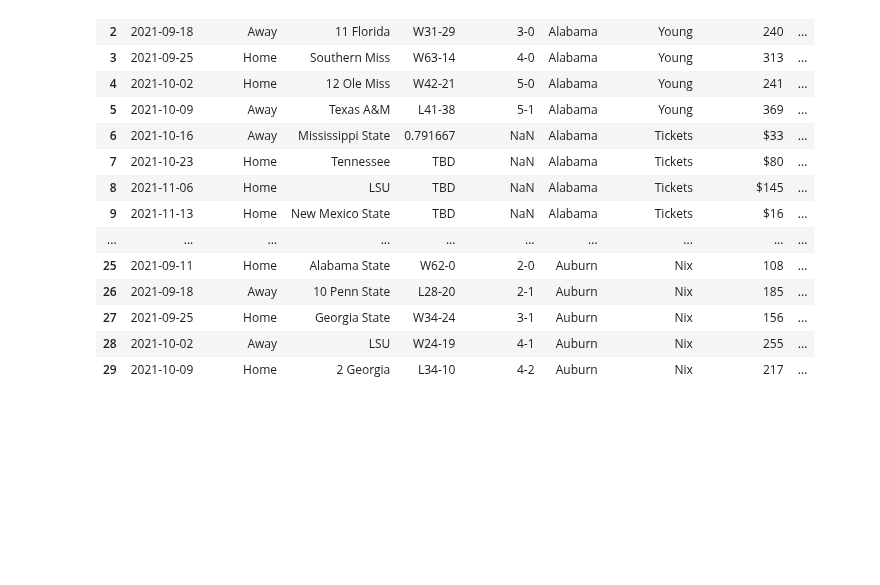
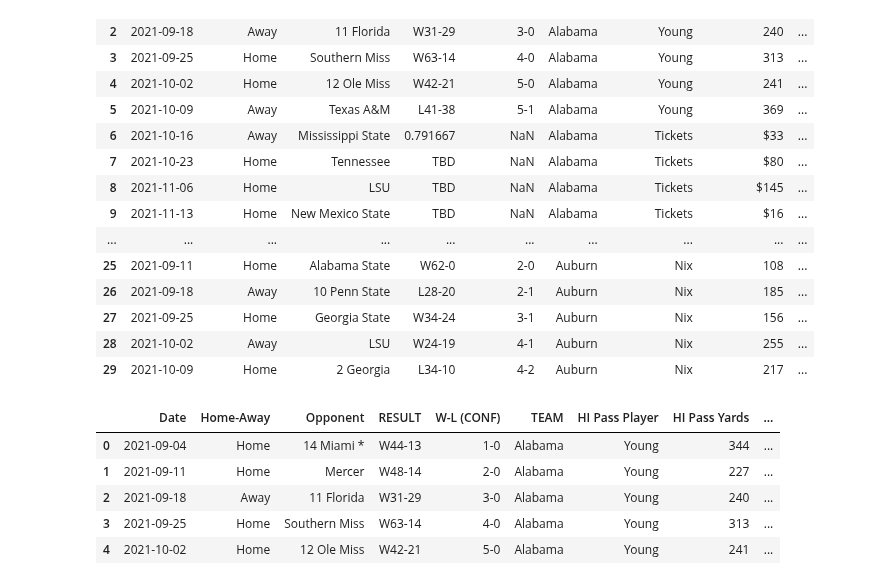
Before and after one commit to MarkClampitt/Springboard, a Jupyter notebook: Capstone2/DataWrangling.ipynb, the cells around one changed output. Cells and saved outputs as stored; diff of their text form; code cells hidden in the pictures; blank space fills up the shorter version.

```diff
--- a/Capstone2/DataWrangling.ipynb
+++ b/Capstone2/DataWrangling.ipynb
@@ -394,7 +394,7 @@ SBYSEC.head()
 | 3 | 2021-09-25 | Home | Southern Miss | W63-14 | 4-0 (1-0) | Young 313 | Williams 110 | Billingsley 105 | Alabama | Young | ... |
 | 4 | 2021-10-02 | Home | 12 Ole Miss | W42-21 | 5-0 (2-0) | Young 241 | Robinson Jr. 171 | Williams 65 | Alabama | Young | ... |
 # %%
-SBYSEC['Rank']= SBYSEC['Opponent'].str[:2]
+SBYSEC['Opponent Ranking'] = SBYSEC.apply(lambda x : x['Opponent'][:2] if x['Opponent'][:2] in RankingList else (x['Opponent'][:1] if x['Opponent'][:1] in RankingList else x['Opponent'][0:0]), axis=1)
 # %%
 SBYSEC.head()
 # %% [output]
@@ -437,3 +437,12 @@ SBYSEC.head(30)
 | 27 | 2021-09-25 | Home | Georgia State | W34-24 | 3-1 | Auburn | Nix | 156 | ... |
 | 28 | 2021-10-02 | Away | LSU | W24-19 | 4-1 | Auburn | Nix | 255 | ... |
 | 29 | 2021-10-09 | Home | 2 Georgia | L34-10 | 4-2 | Auburn | Nix | 217 | ... |
+# %%
+SBYSEC.head(5)
+# %% [output]
+|  | Date | Home-Away | Opponent | RESULT | W-L (CONF) | TEAM | HI Pass Player | HI Pass Yards | ... |
+| 0 | 2021-09-04 | Home | 14 Miami * | W44-13 | 1-0 | Alabama | Young | 344 | ... |
+| 1 | 2021-09-11 | Home | Mercer | W48-14 | 2-0 | Alabama | Young | 227 | ... |
+| 2 | 2021-09-18 | Away | 11 Florida | W31-29 | 3-0 | Alabama | Young | 240 | ... |
+| 3 | 2021-09-25 | Home | Southern Miss | W63-14 | 4-0 | Alabama | Young | 313 | ... |
+| 4 | 2021-10-02 | Home | 12 Ole Miss | W42-21 | 5-0 | Alabama | Young | 241 | ... |
```
Also changed, not shown: parts of 10 cells of this notebook.
